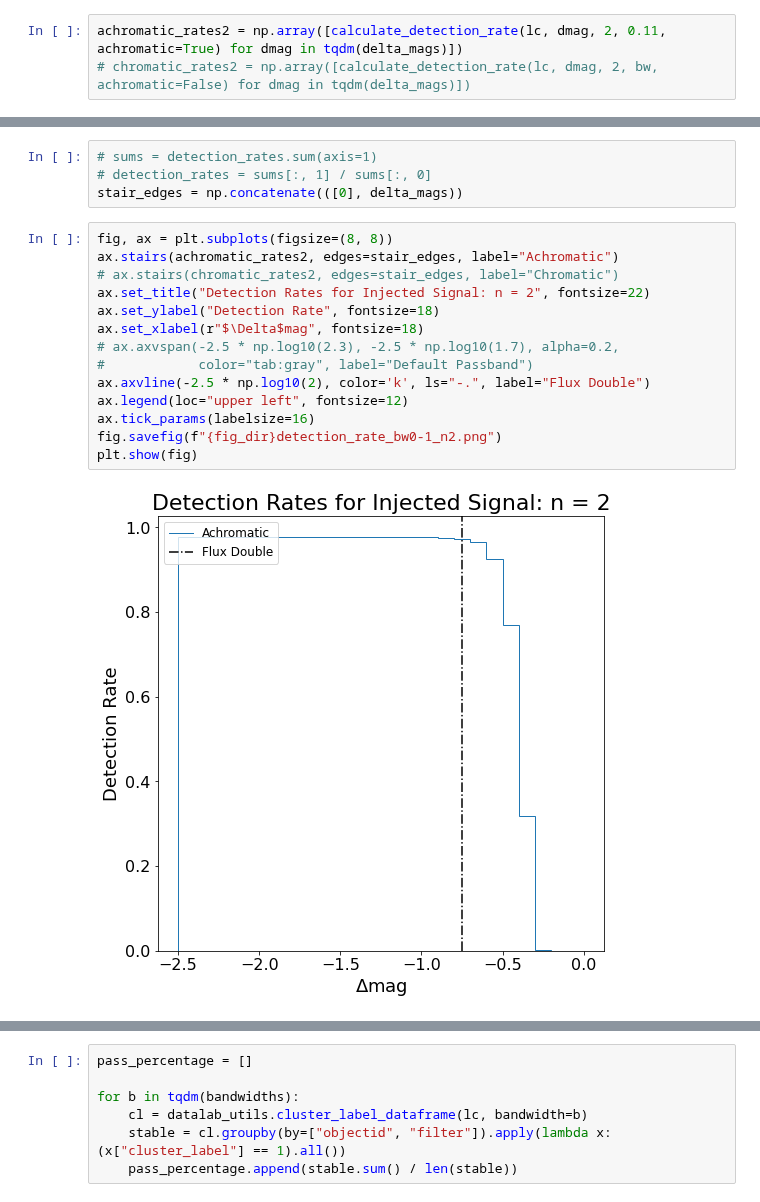
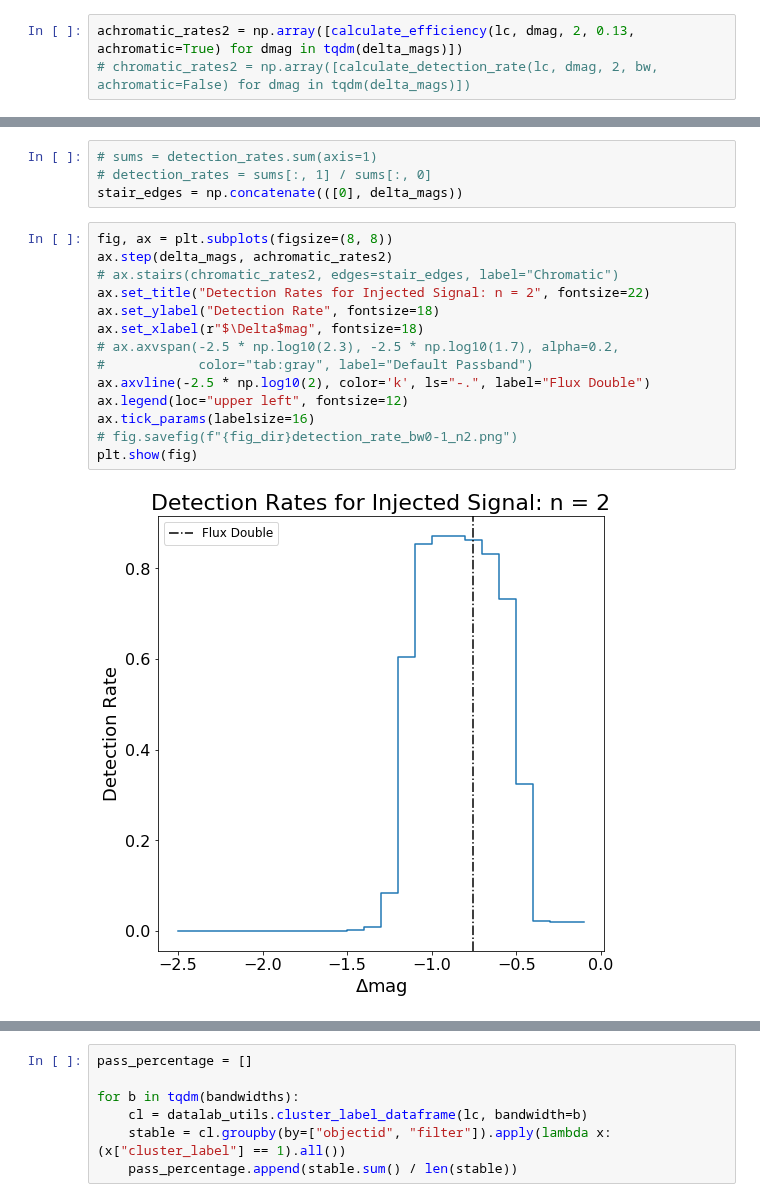
Before and after one commit to adriansh95/StringMicrolensing, a Jupyter notebook: inject_signal_nsc.ipynb, the cells around one changed output, grey strips where cells are left out. Saved outputs shown, nothing was run; the diff lists cells and outputs as text.

```diff
--- a/inject_signal_nsc.ipynb
+++ b/inject_signal_nsc.ipynb
@@ -244,3 +245,3 @@ bandwidths = 2.5 * np.log10(2) * np.linspace(1/20, 1/4, num=21)
 # %%
-achromatic_rates2 = np.array([calculate_detection_rate(lc, dmag, 2, 0.11, achromatic=True) for dmag in tqdm(delta_mags)])
+achromatic_rates2 = np.array([calculate_efficiency(lc, dmag, 2, 0.13, achromatic=True) for dmag in tqdm(delta_mags)])
 # chromatic_rates2 = np.array([calculate_detection_rate(lc, dmag, 2, bw, achromatic=False) for dmag in tqdm(delta_mags)])
@@ -254,17 +253,17 @@ detection_rates_n3 = np.array([calculate_detection_rate(lc, dmag, 3, bw) for dma
 stair_edges = np.concatenate(([0], delta_mags))
 # %%
 fig, ax = plt.subplots(figsize=(8, 8))
-ax.stairs(achromatic_rates2, edges=stair_edges, label="Achromatic")
+ax.step(delta_mags, achromatic_rates2)
 # ax.stairs(chromatic_rates2, edges=stair_edges, label="Chromatic")
 ax.set_title("Detection Rates for Injected Signal: n = 2", fontsize=22)
 ax.set_ylabel("Detection Rate", fontsize=18)
 ax.set_xlabel(r"$\Delta$mag", fontsize=18)
 # ax.axvspan(-2.5 * np.log10(2.3), -2.5 * np.log10(1.7), alpha=0.2,
 #            color="tab:gray", label="Default Passband")
 ax.axvline(-2.5 * np.log10(2), color='k', ls="-.", label="Flux Double")
 ax.legend(loc="upper left", fontsize=12)
 ax.tick_params(labelsize=16)
-fig.savefig(f"{fig_dir}detection_rate_bw0-1_n2.png")
+# fig.savefig(f"{fig_dir}detection_rate_bw0-1_n2.png")
 plt.show(fig)
 # %% [output]
-[figure, old version]
+[figure, new version]
```
Also changed, not shown: parts of 7 cells of this notebook, 1 other file.
